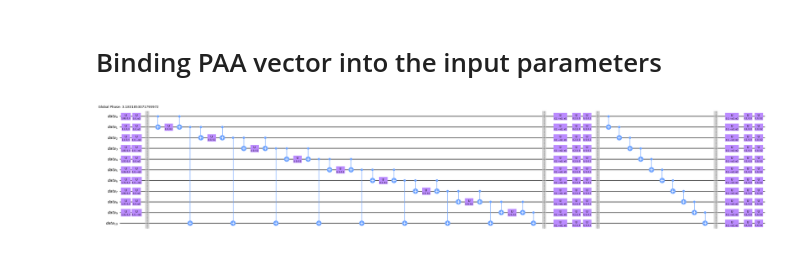
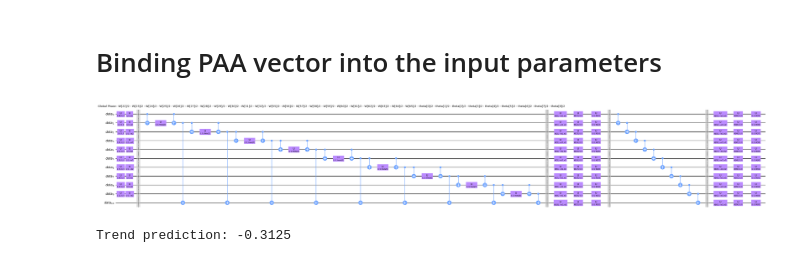
Before and after one commit to bennyp85/SIT746---Research-Project, a Jupyter notebook: tpaa_vqc.ipynb, the cells around one changed output. Cells and saved outputs as stored; diff of their text form; code cells hidden in the pictures.

```diff
--- a/tpaa_vqc.ipynb
+++ b/tpaa_vqc.ipynb
@@ -346,43 +338,40 @@ def pairs_to_angles(
     paa_scale=np.pi,
     trend_scale=np.pi / 2,
 ):
     """
     (paa_i, trend_i) -> (alpha_i, beta_i)
     alpha_i = pi * paa_i
     beta_i  = (pi/2) * trend_i
     """
     paa = np.array([p for p, _ in pairs], dtype=float)
     trend = np.array([s for _, s in pairs], dtype=float)
 
     return paa_scale * paa, trend_scale * trend
 
 
-# --- encode one sample into the model ---
 num_data_qubits = 10
 
-# build model
+# build unbound model
 qc, input_params, weight_params = build_model(num_data_qubits)
 
 # convert sample to angles
 paa_angles, trend_angles = pairs_to_angles(pairs)
 
-# bind inputs (first paa, then trend)
-bind_dict = {}
+# bind ONLY data parameters
+data_bind = {}
+
 for p, val in zip(input_params[:num_data_qubits], paa_angles):
-    bind_dict[p] = float(val)
+    data_bind[p] = float(val)
 
 for p, val in zip(input_params[num_data_qubits:], trend_angles):
-    bind_dict[p] = float(val)
+    data_bind[p] = float(val)
 
-# bind weights (example initialization)
-for w in weight_params:
-    bind_dict[w] = 0.2
+# circuit with data frozen, weights still symbolic
+qc_data_bound = qc.assign_parameters(data_bind, inplace=False)
 
-# final bound circuit
-qc_bound = qc.assign_parameters(bind_dict, inplace=False)
 
 # visualize
-qc_full = qc_bound.decompose(reps=10)
+qc_full = qc_data_bound.decompose(reps=10)
 qc_full.draw(output="mpl", style="clifford", fold=120, scale=0.7)
 # %% [output]
-[figure, old version]
+[figure, new version]
@@ -388,0 +385,18 @@ qc_full.draw(output="mpl", style="clifford", fold=120, scale=0.7)
+# %%
+# example: initialize all weights to zero
+weight_init = {p: 0.0 for p in weight_params}
+
+qc_eval = qc_data_bound.assign_parameters(weight_init, inplace=False)
+
+from qiskit_aer.primitives import Estimator
+estimator = Estimator()
+
+job = estimator.run(
+    circuits=[qc_eval],
+    observables=[trend_obs],
+)
+
+trend_pred = job.result().values[0]
+print("Trend prediction:", trend_pred)
+# %% [output]
+Trend prediction: -0.3125
```
Also changed, not shown: parts of 3 cells of this notebook.
